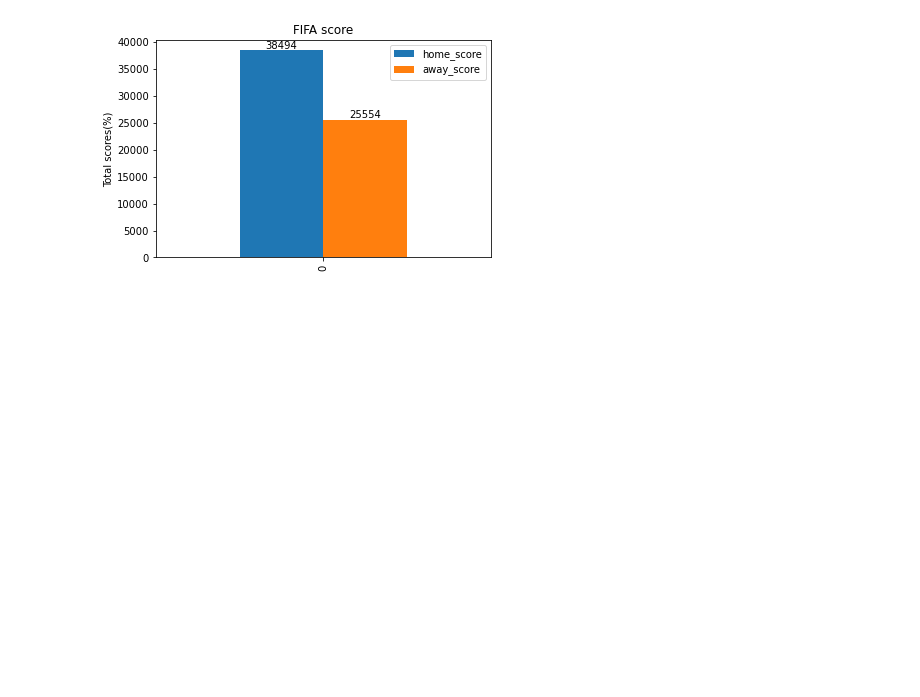
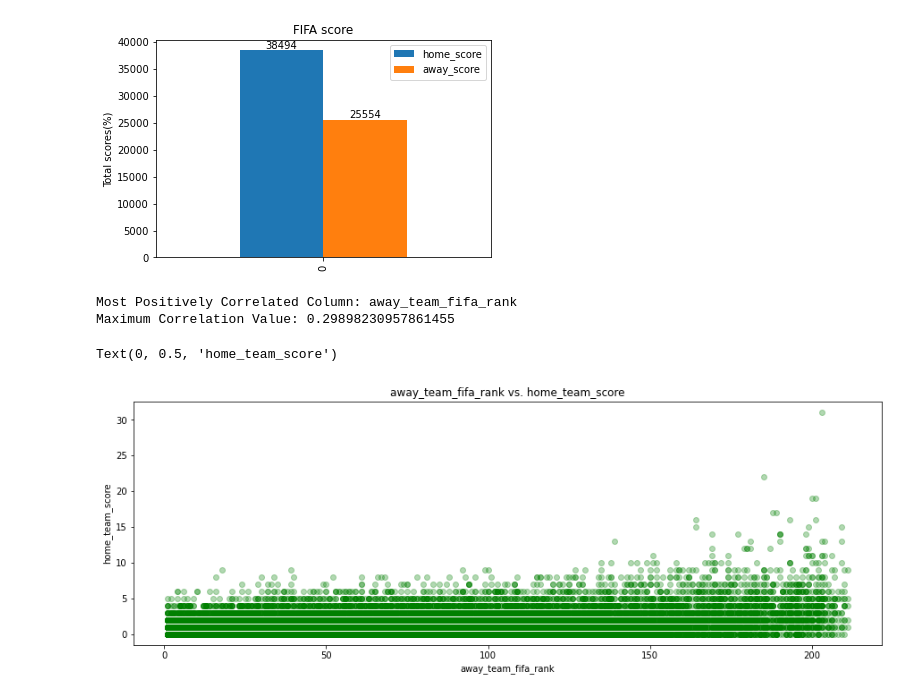
Before and after one commit to Hxu1203/Team-ds, a Jupyter notebook: Hxu-folder/Home-team advantage.ipynb, the cells around one changed output. Cells and saved outputs as stored; diff of their text form; code cells hidden in the pictures; blank space fills up the shorter version.

```diff
--- a/Hxu-folder/Home-team advantage.ipynb
+++ b/Hxu-folder/Home-team advantage.ipynb
@@ -248,3 +248,27 @@ plt.bar_label(p2.containers[1], fmt='%d')
 plt.show()
 # %% [output]
 [figure]
+# %%
+correlation_series = fifa_df.corr()['home_team_score'].sort_values()
+max_corr_value = correlation_series.iloc[-2]
+max_corr_column = correlation_series.index[-2]
+print("Most Positively Correlated Column:", max_corr_column)
+print("Maximum Correlation Value:", max_corr_value)
+# %% [output]
+Most Positively Correlated Column: away_team_fifa_rank
+Maximum Correlation Value: 0.29898230957861455
+# %%
+
+# Plot distribution of column with highest correlation
+fig, ax = plt.subplots(figsize=(15,5))
+
+# Plot distribution of column with highest correlation
+ax.scatter(fifa_df["away_team_fifa_rank"], fifa_df["home_team_score"],alpha=0.3,color='green')
+
+# Customize labels
+ax.set_title("away_team_fifa_rank vs. home_team_score")
+ax.set_xlabel("away_team_fifa_rank")
+ax.set_ylabel("home_team_score")
+# %% [output]
+Text(0, 0.5, 'home_team_score')
+[figure, added]
```
Also changed, not shown: 1 other file.
